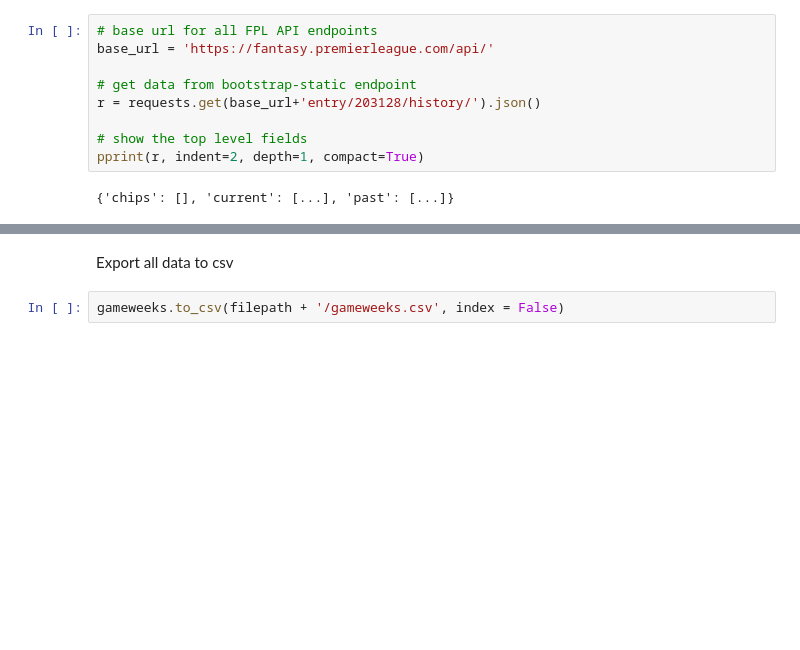
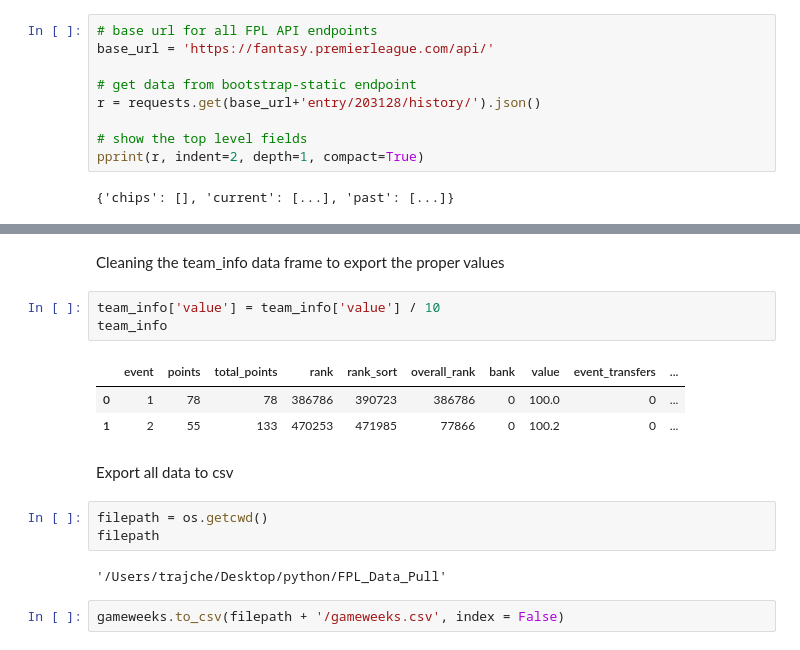
Before and after one commit to andrtraj/FPL_Data_Pull, a Jupyter notebook: fpl_api_connect.ipynb, the cells around one changed output, grey strips where cells are left out. Cells and saved outputs as stored; diff of their text form; blank space fills up the shorter version.

Commit message:
Data Collected and Preprocessed

```diff
--- a/fpl_api_connect.ipynb
+++ b/fpl_api_connect.ipynb
@@ -247,5 +269,19 @@ team_info
+# %% [markdown]
+Cleaning the team_info data frame to export the proper values
+# %%
+team_info['value'] = team_info['value'] / 10
+team_info
+# %% [output]
+|  | event | points | total_points | rank | rank_sort | overall_rank | bank | value | event_transfers | ... |
+| 0 | 1 | 78 | 78 | 386786 | 390723 | 386786 | 0 | 100.0 | 0 | ... |
+| 1 | 2 | 55 | 133 | 470253 | 471985 | 77866 | 0 | 100.2 | 0 | ... |
 # %% [markdown]
 Export all data to csv
+# %%
+filepath = os.getcwd()
+filepath
+# %% [output]
+'/Users/trajche/Desktop/python/FPL_Data_Pull'
 # %%
 gameweeks.to_csv(filepath + '/gameweeks.csv', index = False)
 # %%
```
Also changed, not shown: parts of 7 cells of this notebook, 3 other files.
